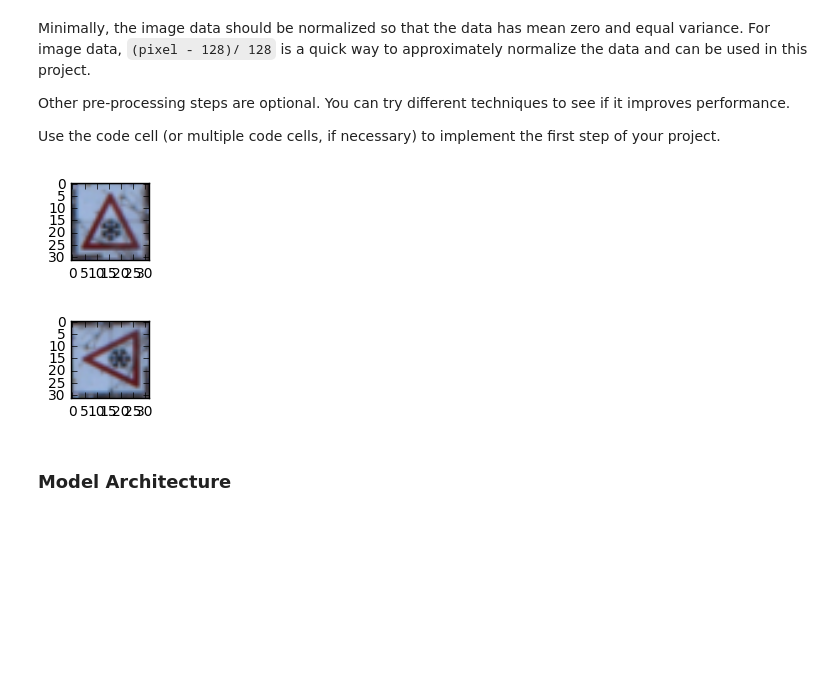
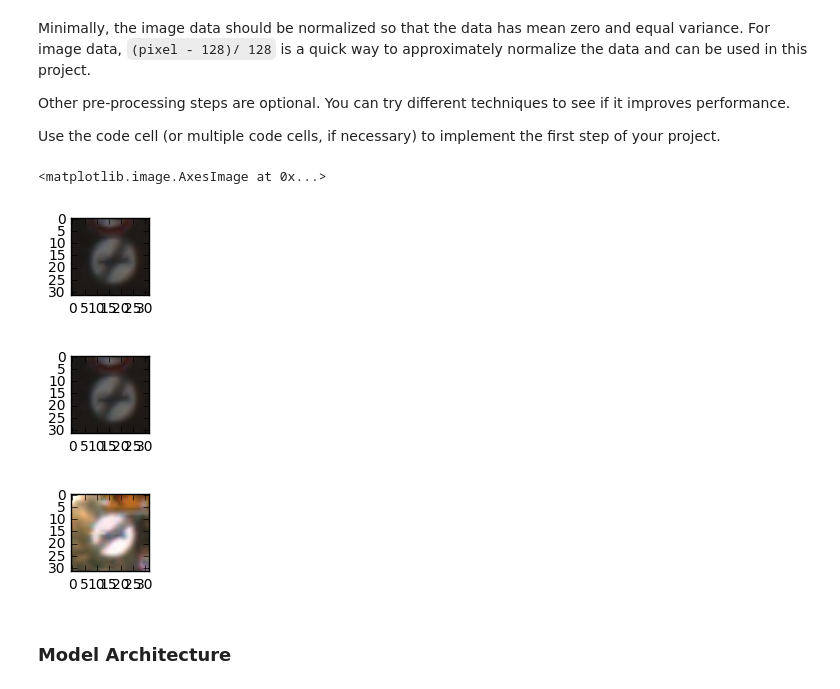
Before and after one commit to bradbenvenuti/traffic-signs, a Jupyter notebook: Traffic_Sign_Classifier.ipynb, the cells around one changed output. Saved outputs shown, nothing was run; the diff lists cells and outputs as text; code cells hidden in the pictures; blank space fills up the shorter version.

```diff
--- a/Traffic_Sign_Classifier.ipynb
+++ b/Traffic_Sign_Classifier.ipynb
@@ -94,15 +102,12 @@ The [Matplotlib](http://matplotlib.org/) [examples](http://matplotlib.org/exampl
 # %%
 ### Data exploration visualization code goes here.
 ### Feel free to use as many code cells as needed.
-import matplotlib.pyplot as plt
-import random
+
 # Visualizations will be shown in the notebook.
 %matplotlib inline
 
-index = random.randint(0, len(X_train))
-image = X_train[index].squeeze()
-
+image = X_train[255].squeeze()
 plt.figure(figsize=(1,1))
 plt.imshow(image)
-print(y_train[index])
+print(y_train[255])
 # %% [output]
@@ -138,45 +143,60 @@ Use the code cell (or multiple code cells, if necessary) to implement the first
 # %%
 ### Preprocess the data here. It is required to normalize the data. Other preprocessing steps could include
 ### converting to grayscale, etc.
 ### Feel free to use as many code cells as needed.
 
 import cv2
+from scipy import ndimage
 
 def normalize(d):
-    return (d - 128) / 128
+    newArr = np.copy(d)
+    for img in newArr:
+        img = (img)/255.0 - 0.5
+    return newArr
 
 def cvtToGray(imgs):
     newArr = np.zeros(shape=(len(imgs),32,32))
 
     for i in range(len(imgs)):
         newArr[i] = cv2.cvtColor(imgs[i], cv2.COLOR_BGR2GRAY)
 
     newArr = newArr.reshape((len(imgs),32,32,1))
     return newArr
 
+def rotateImage(image, angle):
+    result = ndimage.rotate(image, angle, reshape=False)
+    return image
+
 def rotateImgs(imgs):
-    newArr = np.zeros(shape=(len(imgs),32,32,3))
+    newArr = np.copy(imgs)
     for i in range(len(imgs)):
-        newArr[i] = np.rot90(imgs[i])
+        newArr[i] = rotateImage(imgs[i], 45)
 
     index = random.randint(0, len(imgs))
-    image = imgs[index].squeeze()
-    image2 = newArr[index].squeeze()
+    image = imgs[0].squeeze()
+    image2 = newArr[0].squeeze()
 
     plt.figure(figsize=(1,1))
-    plt.imshow(image, cmap="gray")
+    plt.imshow(image)
     plt.figure(figsize=(1,1))
-    plt.imshow(image2, cmap="gray")
+    plt.imshow(image2)
 
     return np.concatenate((imgs, newArr))
 
-X_train = rotateImgs(normalize(X_train))
-y_train = np.concatenate((y_train, y_train))
-test = normalize(X_test)
-valid = normalize(X_valid)
+# processed_x_train = normalize(X_train)
+processed_x_train = rotateImgs(X_train)
+processed_y_train = np.concatenate((y_train, y_train))
+processed_test = normalize(X_test)
+processed_valid = normalize(X_valid)
+
+image = processed_x_train[123].squeeze()
+plt.figure(figsize=(1,1))
+plt.imshow(image)
 # %% [output]
+<matplotlib.image.AxesImage at 0x...>
-[figure, old version]
+[figure, new version]
-[figure, old version]
+[figure, new version]
+[figure, added]
 # %% [markdown]
 ### Model Architecture
 # %%
```
Also changed, not shown: parts of 4 cells of this notebook, 3 other files.
